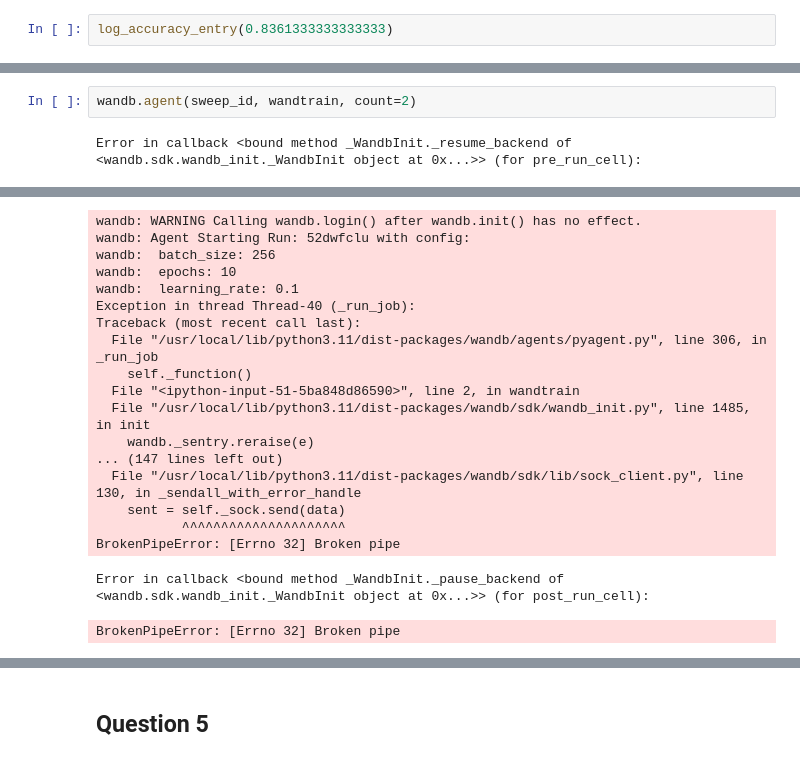
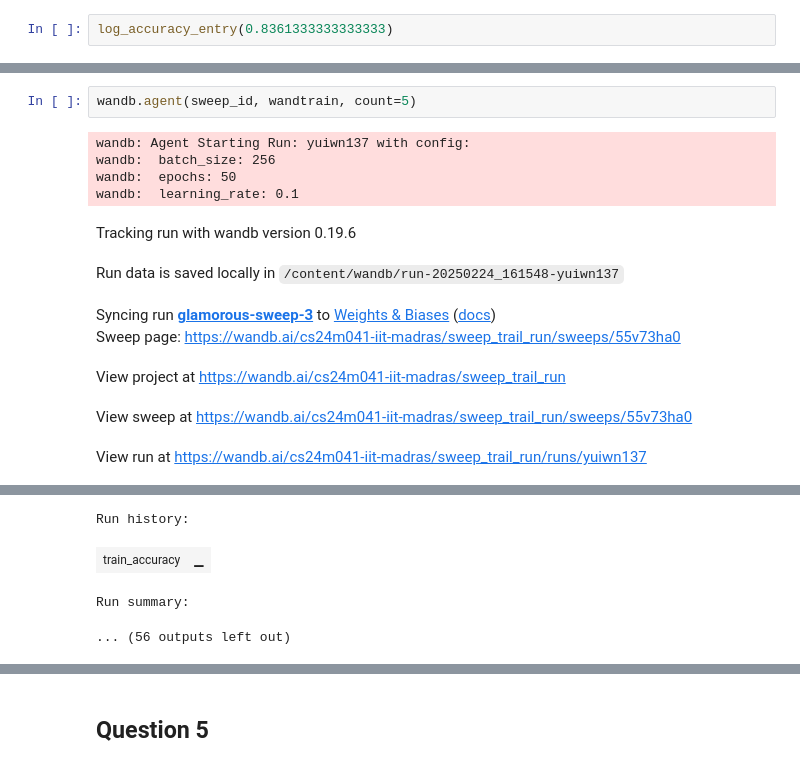
Before and after one commit to sankarvinayak/DL-assignment1, a Jupyter notebook: DL_assignment_1.ipynb, the cells around one changed output, grey strips where cells are left out. Saved outputs shown, nothing was run; the diff lists cells and outputs as text.

```diff
--- a/DL_assignment_1.ipynb
+++ b/DL_assignment_1.ipynb
@@ -593,4 +551,14 @@ BrokenPipeError: [Errno 32] Broken pipe
 # %%
-wandb.agent(sweep_id, wandtrain, count=2)
+wandb.agent(sweep_id, wandtrain, count=5)
 # %% [output]
-Error in callback <bound method _WandbInit._resume_backend of <wandb.sdk.wandb_init._WandbInit object at 0x...>> (for pre_run_cell):
+wandb: Agent Starting Run: yuiwn137 with config:
+wandb:  batch_size: 256
+wandb:  epochs: 50
+wandb:  learning_rate: 0.1
+Tracking run with wandb version 0.19.6
+Run data is saved locally in /content/wandb/run-20250224_161548-yuiwn137
+Syncing run glamorous-sweep-3 to Weights & Biases (docs)
+Sweep page: https://wandb.ai/cs24m041-iit-madras/sweep_trail_run/sweeps/55v73ha0
+View project at https://wandb.ai/cs24m041-iit-madras/sweep_trail_run
+View sweep at https://wandb.ai/cs24m041-iit-madras/sweep_trail_run/sweeps/55v73ha0
+View run at https://wandb.ai/cs24m041-iit-madras/sweep_trail_run/runs/yuiwn137
@@ -598,21 +571,6 @@ BrokenPipeError: [Errno 32] Broken pipe
-wandb: WARNING Calling wandb.login() after wandb.init() has no effect.
-wandb: Agent Starting Run: 52dwfclu with config:
-wandb:  batch_size: 256
-wandb:  epochs: 10
-wandb:  learning_rate: 0.1
-Exception in thread Thread-40 (_run_job):
-Traceback (most recent call last):
-  File "/usr/local/lib/python3.11/dist-packages/wandb/agents/pyagent.py", line 306, in _run_job
-    self._function()
-  File "<ipython-input-51-5ba848d86590>", line 2, in wandtrain
-  File "/usr/local/lib/python3.11/dist-packages/wandb/sdk/wandb_init.py", line 1485, in init
-    wandb._sentry.reraise(e)
-... (147 lines left out)
-  File "/usr/local/lib/python3.11/dist-packages/wandb/sdk/lib/sock_client.py", line 130, in _sendall_with_error_handle
-    sent = self._sock.send(data)
-           ^^^^^^^^^^^^^^^^^^^^^
-BrokenPipeError: [Errno 32] Broken pipe
+Run history:
+| train_accuracy | ▁ |
-Error in callback <bound method _WandbInit._pause_backend of <wandb.sdk.wandb_init._WandbInit object at 0x...>> (for post_run_cell):
+Run summary:
-BrokenPipeError: [Errno 32] Broken pipe
+... (56 outputs left out)
 # %%
 wandb.finish()
```
Also changed, not shown: parts of 8 cells of this notebook.
